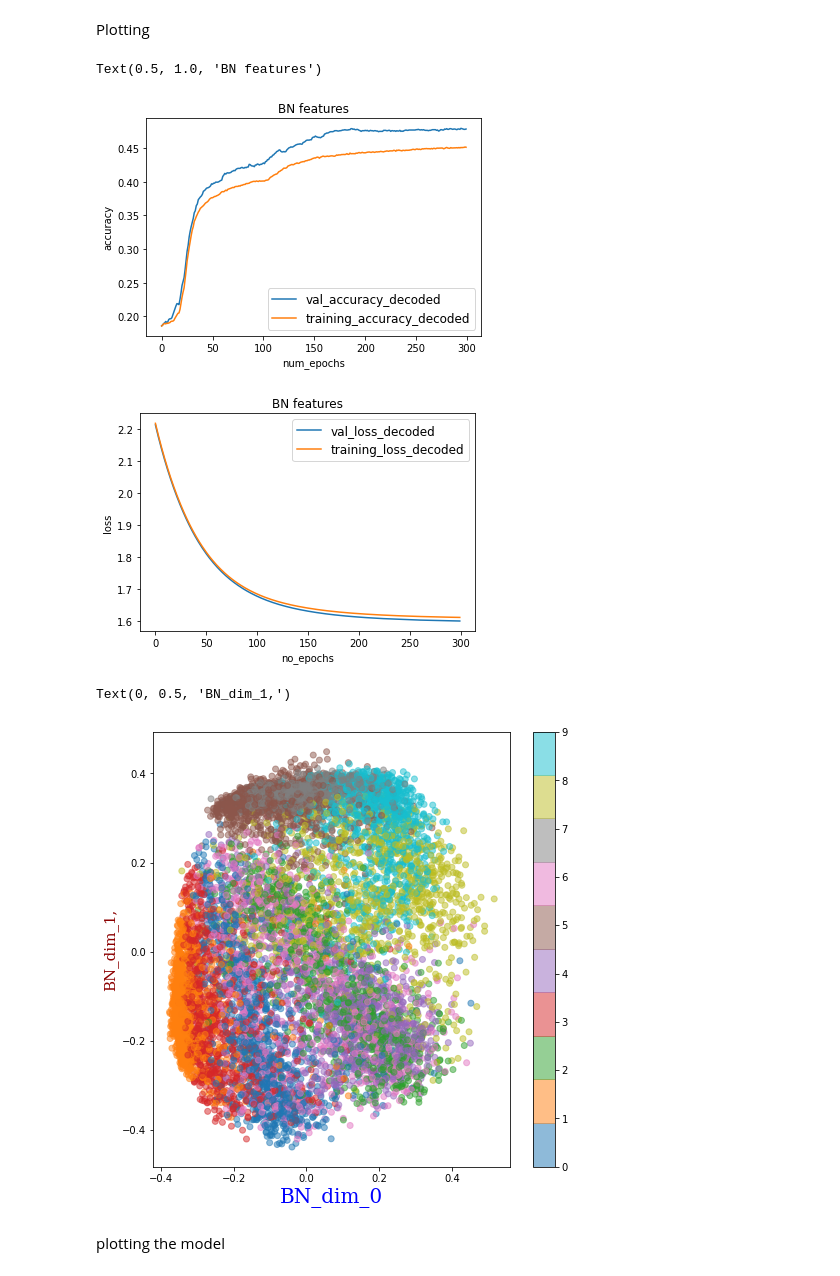
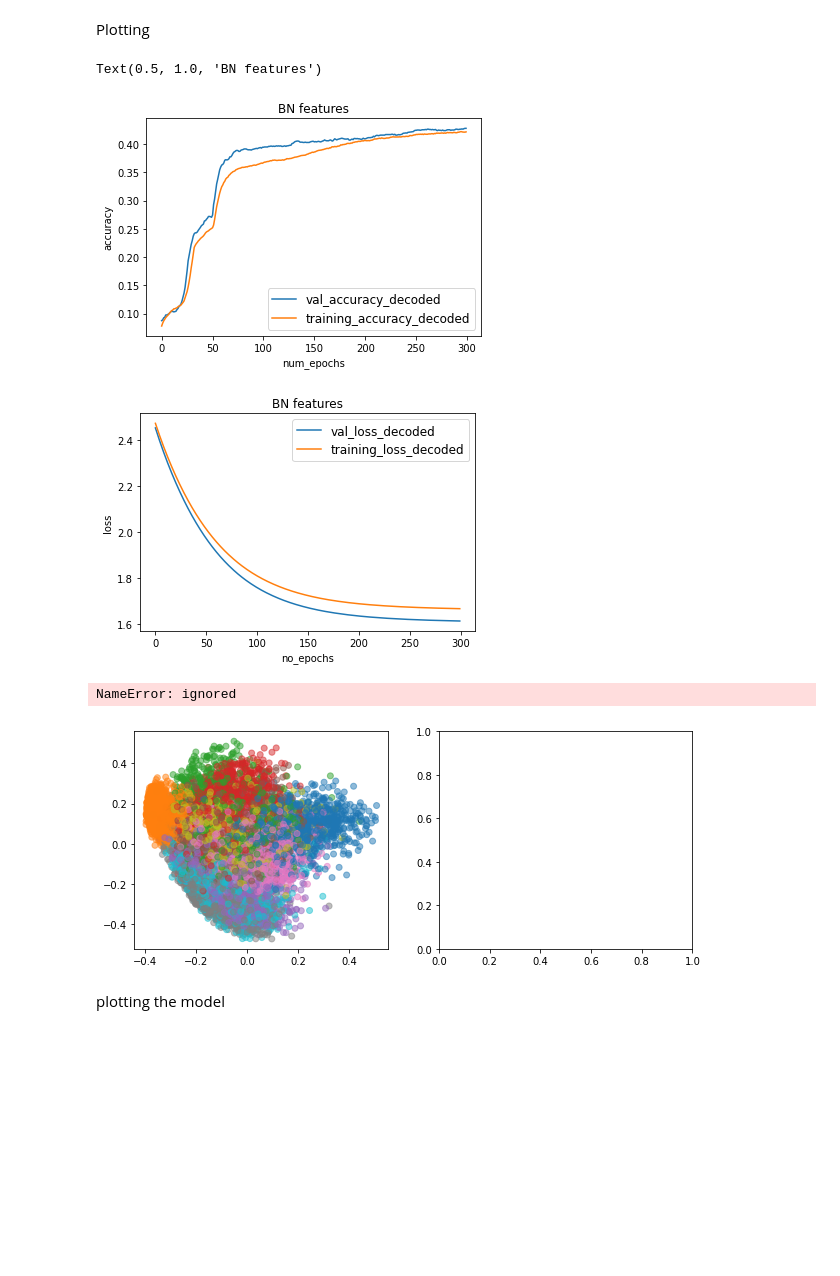
Before and after one commit to mehdi-or/203B, a Jupyter notebook: Mnist_fashion_AE.ipynb, the cells around one changed output. Drawn from its saved outputs; the diff is of its cells as text; code cells hidden in the pictures; blank space fills up the shorter version.

Commit message:
1. linear AF for the BN 2. The figures setting was changed

```diff
--- a/Mnist_fashion_AE.ipynb
+++ b/Mnist_fashion_AE.ipynb
@@ -45,7 +45,7 @@ DNN architechture
 # %%
 encoding_dim = 2
 drop = 0.02
-activation_BT = 'tanh'
+activation_BT = 'linear'
 num_epoch = 30
 lr = 1e-4
 discription = [str(encoding_dim), activation_BT, str(num_epoch), str(lr)]
@@ -92,7 +92,8 @@ def classifier_AE (shape):
 importing MNIST
 # %%
 which_data = ['mnist', 'fashion_mnist', 'cifar10']
-select_data = 'fashion_mnist'
+#select_data = 'fashion_mnist'
+select_data = 'mnist'
 if select_data == which_data[0]:
   (X_train, y_train), (X_test, y_test) = mnist.load_data()
   X_train = np.reshape(X_train/255,(X_train.shape[0],X_train.shape[1]**2))
@@ -113,8 +114,8 @@ y_categ_test = to_categorical(y_test, num_classes=class_number)
 fitting the AE model
 # %%
 accuracy = []
-encoding_dims = [1500, 1000, 500, 250, 200, 150, 100, 60, 50, 30, 20, 15, 10, 5, 2]
-#encoding_dims = [5, 2]
+#encoding_dims = [1500, 1000, 500, 250, 200, 150, 100, 60, 50, 30, 20, 15, 10, 5, 2]
+encoding_dims = [5, 2]
 start_t = time.time()
 for i, encoding_dim in enumerate(encoding_dims):
 
@@ -141,18 +142,18 @@ for i, encoding_dim in enumerate(encoding_dims):
   classifier = classifier_AE(shape)
   history = classifier.fit(BN_feat_scl, labels2categ, epochs=300, shuffle=True, validation_split = 0.2, verbose=0)
   accuracy.append(history.history['val_accuracy'][-1])
-
+  ''''
   np.savetxt('/content/gdrive/MyDrive/Colab Notebooks/dim_reduc_project/AE_plain/MNIST_fasion/BN_dim_' + str(encoding_dim)+ '.csv', BottleNeck_plain, delimiter=',')
   np.savetxt('/content/gdrive/MyDrive/Colab Notebooks/dim_reduc_project/AE_plain/MNIST_fasion/decoded_plain_' + str(encoding_dim)+ '.csv', decoded_plain, delimiter=',')
   decoder_plain.save('/content/gdrive/MyDrive/Colab Notebooks/dim_reduc_project/AE_plain/MNIST_fasion/decoder_dim_'+ str(encoding_dim))
   np.savetxt('/content/gdrive/MyDrive/Colab Notebooks/dim_reduc_project/AE_plain/MNIST_fasion/val_train_dim_' + str(encoding_dim)+ '.csv', history.history['val_accuracy'], delimiter=',')
   np.savetxt('/content/gdrive/MyDrive/Colab Notebooks/dim_reduc_project/AE_plain/MNIST_fasion/correlation_' + str(encoding_dim)+ '.csv', corr, delimiter=',')
   #np.savetxt('/content/gdrive/MyDrive/Colab Notebooks/MNIST_fasion/AE/map_test_indx' + str(encoding_dim)+ '.csv', map_test_index, delimiter=',')
-
+  '''
   plt.figure()
   plt.plot(np.asarray(history.history['val_accuracy']))
   #print(class_accuracy)
 end_t=time.time()
 duration = (end_t - start_t)/3600
-np.savetxt('/content/gdrive/MyDrive/Colab Notebooks/dim_reduc_project/AE_plain/MNIST_fasion/X_test.csv', X_test, delimiter=',')
-np.savetxt('/content/gdrive/MyDrive/Colab Notebooks/dim_reduc_project/AE_plain/MNIST_fasion/accuVsdim.csv', np.array([encoding_dims, accuracy]).T, delimiter=',')
+#np.savetxt('/content/gdrive/MyDrive/Colab Notebooks/dim_reduc_project/AE_plain/MNIST_fasion/X_test.csv', X_test, delimiter=',')
+#np.savetxt('/content/gdrive/MyDrive/Colab Notebooks/dim_reduc_project/AE_plain/MNIST_fasion/accuVsdim.csv', np.array([encoding_dims, accuracy]).T, delimiter=',')
@@ -188,23 +196,24 @@ plt.ylabel('loss')
 plt.title('BN features')
 # %% [output]
 Text(0.5, 1.0, 'BN features')
-[figure, old version]
+[figure, new version]
-[figure, old version]
+[figure, new version]
 # %%
-fig_plain , ax_plain = plt.subplots(figsize=(8,8))
-font1 = {'family':'serif','color':'blue','size':20}
+fig_plain , ax_plain = plt.subplots(1,2,figsize=(10,4))
+font1 = {'family':'serif','color':'black','size':20}
 font2 = {'family':'serif','color':'darkred','size':15}
 comp_plain1 = BottleNeck_plain[:,0]
 comp_plain2 = BottleNeck_plain[:,1]
 #comp3 = BottleNeck[:,2]
 cmap = plt.cm.get_cmap('tab10')
-fig = ax_plain.scatter(comp_plain1, comp_plain2, c= y_test, cmap=cmap, alpha=.5)
-fig_plain.colorbar(fig)
-ax_plain.set_xlabel('BN_dim_0', fontdict = font1)
-ax_plain.set_ylabel('BN_dim_1',fontdict = font1)
+fig1 = ax_plain[0].scatter(comp_plain1, comp_plain2, c= y_test, cmap=cmap, alpha=.5)
+fig2 = ax_plain[1].scatter(Y_C2[:,0], Y_C2[:,1], c= y_test, cmap=cmap, alpha=.5)
+#fig_plain.colorbar(fig)
+ax_plain[0].set_xlabel('dim_1', fontdict = font1)
+ax_plain[0].set_ylabel('dim_2',fontdict = font1)
 # %% [output]
-Text(0, 0.5, 'BN_dim_1,')
+NameError: ignored
-[figure, old version]
+[figure, new version]
 # %% [markdown]
 plotting the model
 # %%
```
Also changed, not shown: parts of 15 cells of this notebook.
